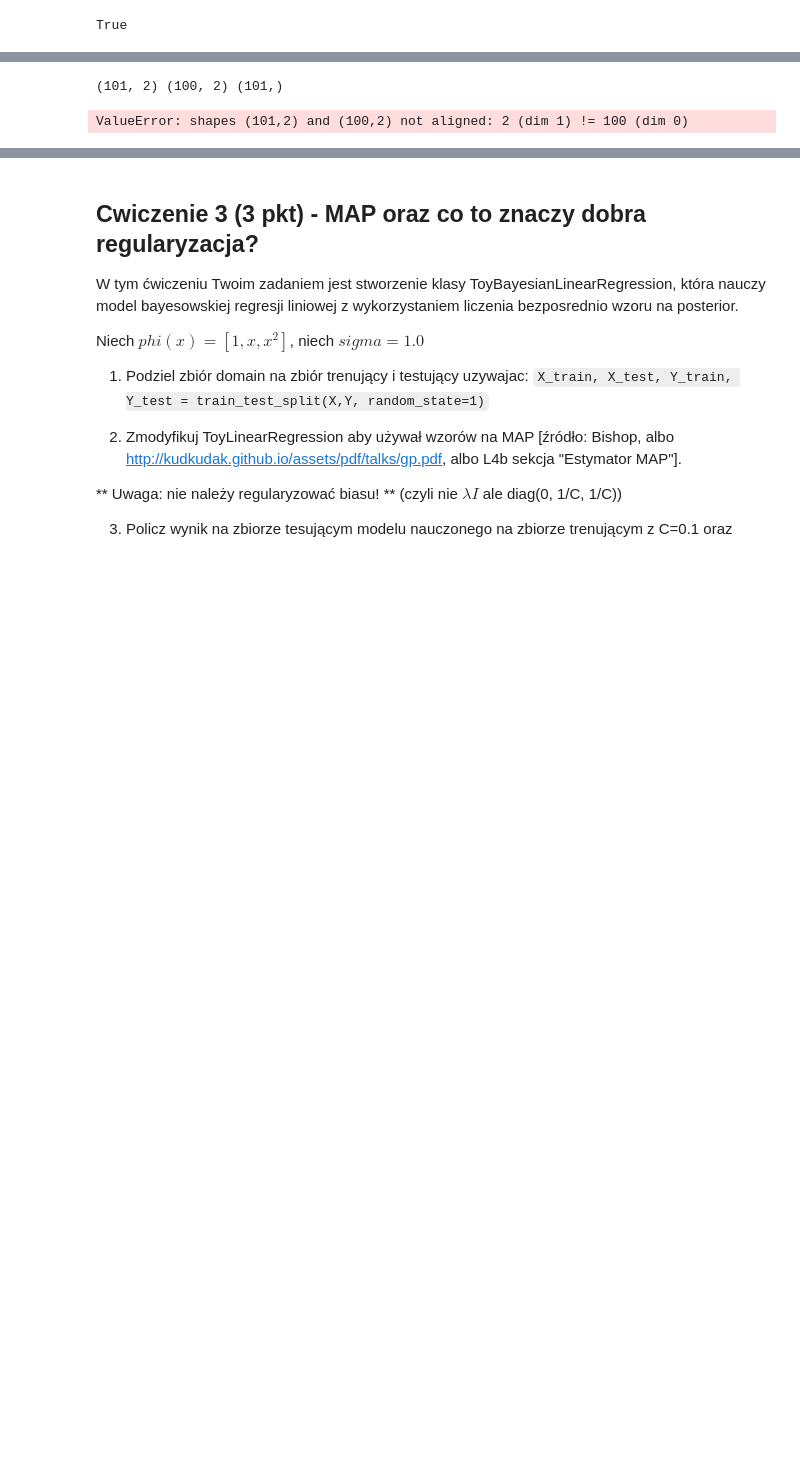
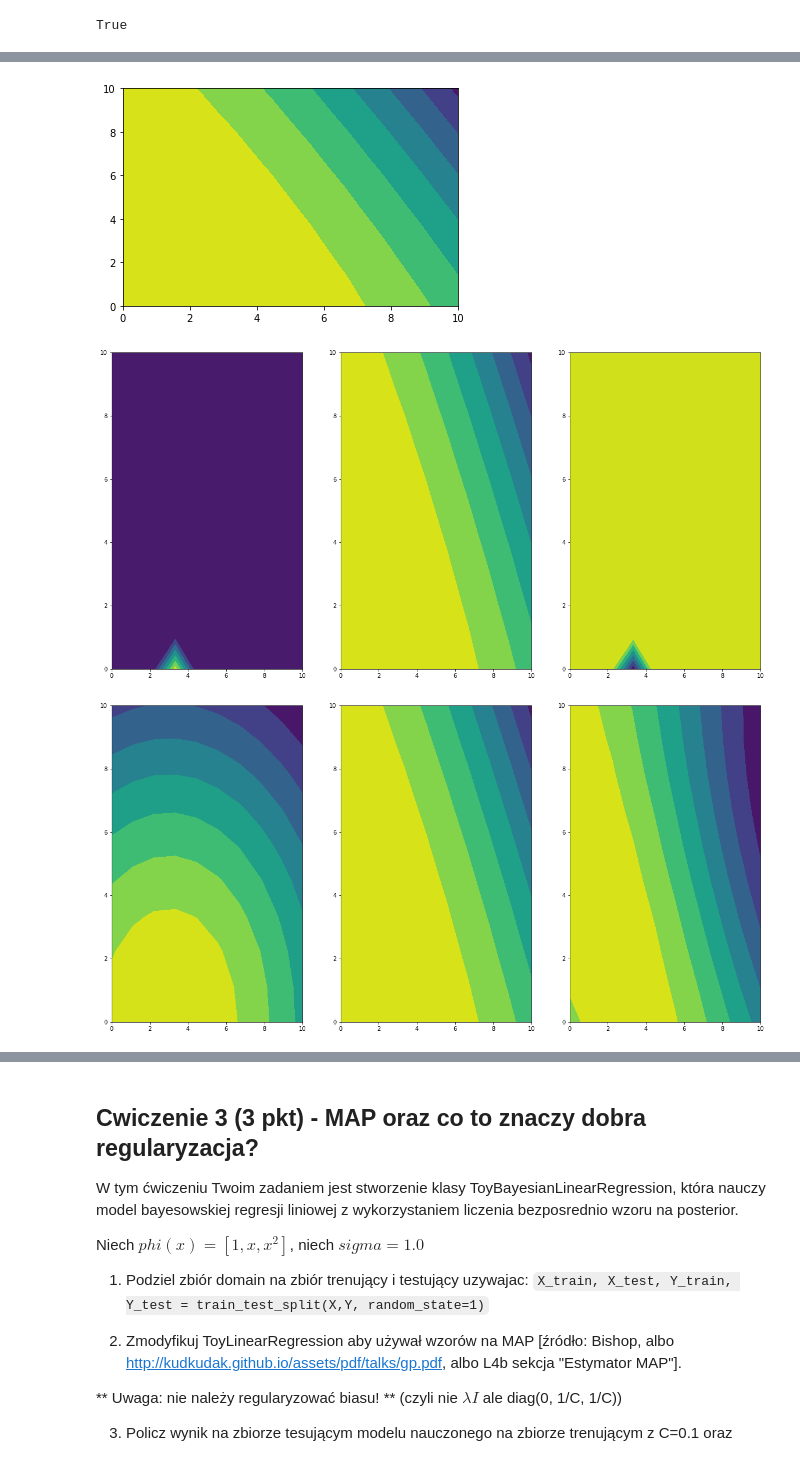
Before and after one commit to Domol/ml2017, a Jupyter notebook: L3a.ipynb, the cells around one changed output, grey strips where cells are left out. Saved outputs shown, nothing was run; the diff lists cells and outputs as text; code cells hidden in the pictures; blank space fills up the shorter version.

```diff
--- a/L3a.ipynb
+++ b/L3a.ipynb
@@ -199,27 +199,55 @@ prior_plt(100)
 # %%
-def loglikelihood(w, X, Y, phi=lambda x: [1, x], sigma=1.0):
+
+def loglikelihood(w, X, y, phi=lambda x: [1, x], sigma=1.0):
     phi_X = np.array([phi(x) for x in X])
-    print phi_X.shape, w.shape, Y.shape
-    means = np.dot(phi_X, w)
-    res = sum([np.log(scipy.stats.multivariate_normal.pdf(t[i],means[i],sigma)) for i in range(len(means))])
-    return res
+    r = y-np.dot(phi_X, w)
+    s = -1 * np.dot(r.T,r)
+    return s
+
+# loglikelihood(np.array([0.5,0.5]),domain,t)
 
 def logplot():
     N=10
     x = np.linspace(0, 10, N)
     y = np.linspace(0, 10, N)
     xv, yv = np.meshgrid(x, y)
     w = np.array([[xv[i,j], yv[i,j]] for i in range(N) for j in range(N)])
     res = []
     for wi in w:
-        res.append(loglikelihood(w, domain, t))
+        res.append(loglikelihood(wi, domain, t))
     res = np.array(res)
     plt.contourf(x,y,res.reshape((10,10)))
     plt.show()
 logplot()
+
+def plots(C):
+    N=10
+    x = np.linspace(0, 10, N)
+    y = np.linspace(0, 10, N)
+    xv, yv = np.meshgrid(x, y)
+    f, axarr = plt.subplots(1, 3, figsize=(20, 10))
+
+    w = np.array([[0.88,xv[i,j], yv[i,j]] for i in range(N) for j in range(N)])
+    priors = prior(w,C)
+    axarr[0].contourf(x,y,priors.reshape((N,N)))
+
+    w = np.array([[xv[i,j], yv[i,j]] for i in range(N) for j in range(N)])
+    res = []
+    for wi in w:
+        res.append(loglikelihood(wi, domain, t))
+    res = np.array(res)
+    axarr[1].contourf(x,y,res.reshape((10,10)))
+    post = []
+    for i in range(N**2):
+        post.append(priors[i]*res[i])
+    axarr[2].contourf(x,y,np.array(post).reshape((10,10)))
+    plt.show()
+plots(0.1)
+plots(100)
 # %% [output]
-(101, 2) (100, 2) (101,)
-ValueError: shapes (101,2) and (100,2) not aligned: 2 (dim 1) != 100 (dim 0)
+[figure, added]
+[figure, added]
+[figure, added]
 # %% [markdown]
 # Ewaluacja
 
```
Also changed, not shown: parts of 1 cell of this notebook, 1 other file.
